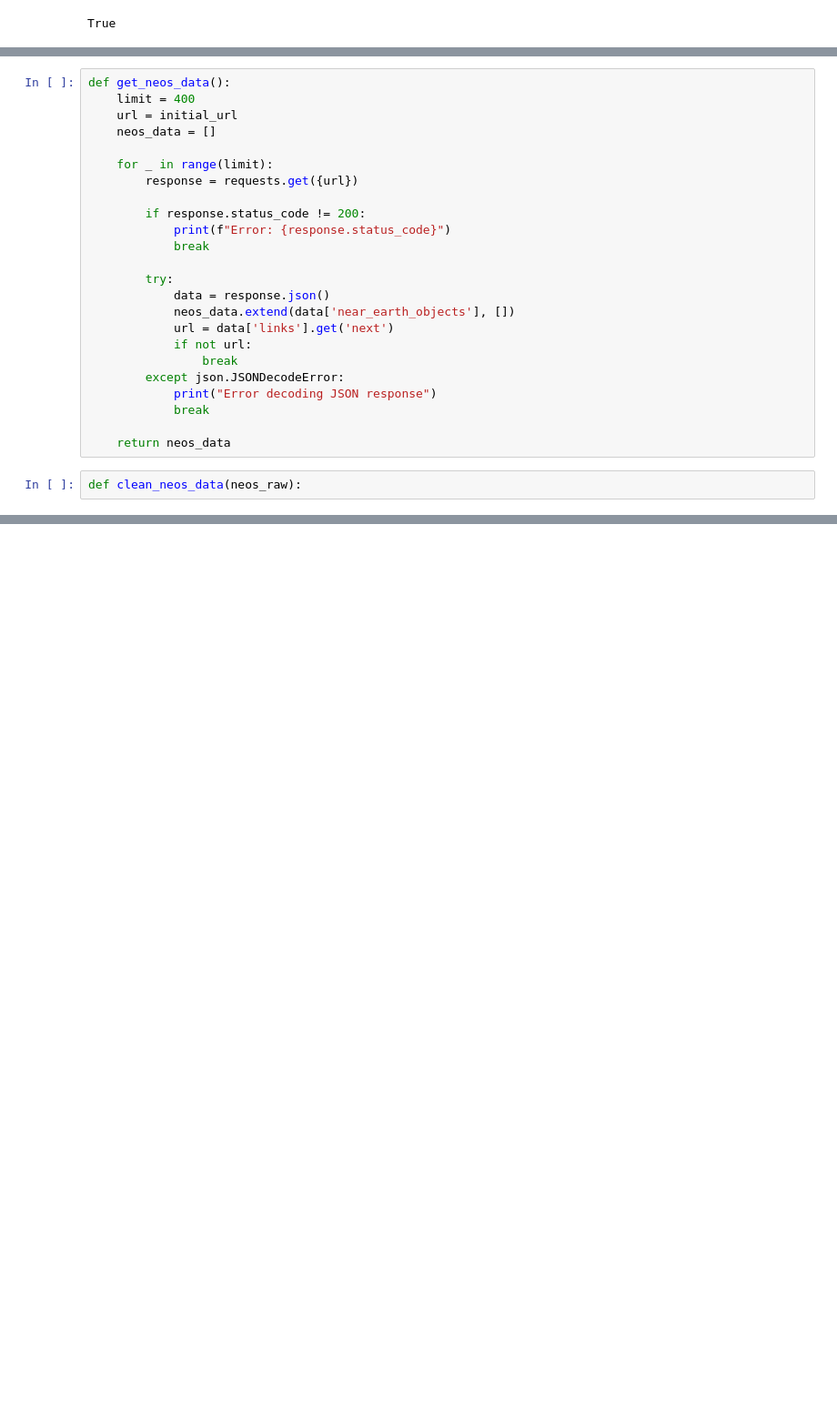
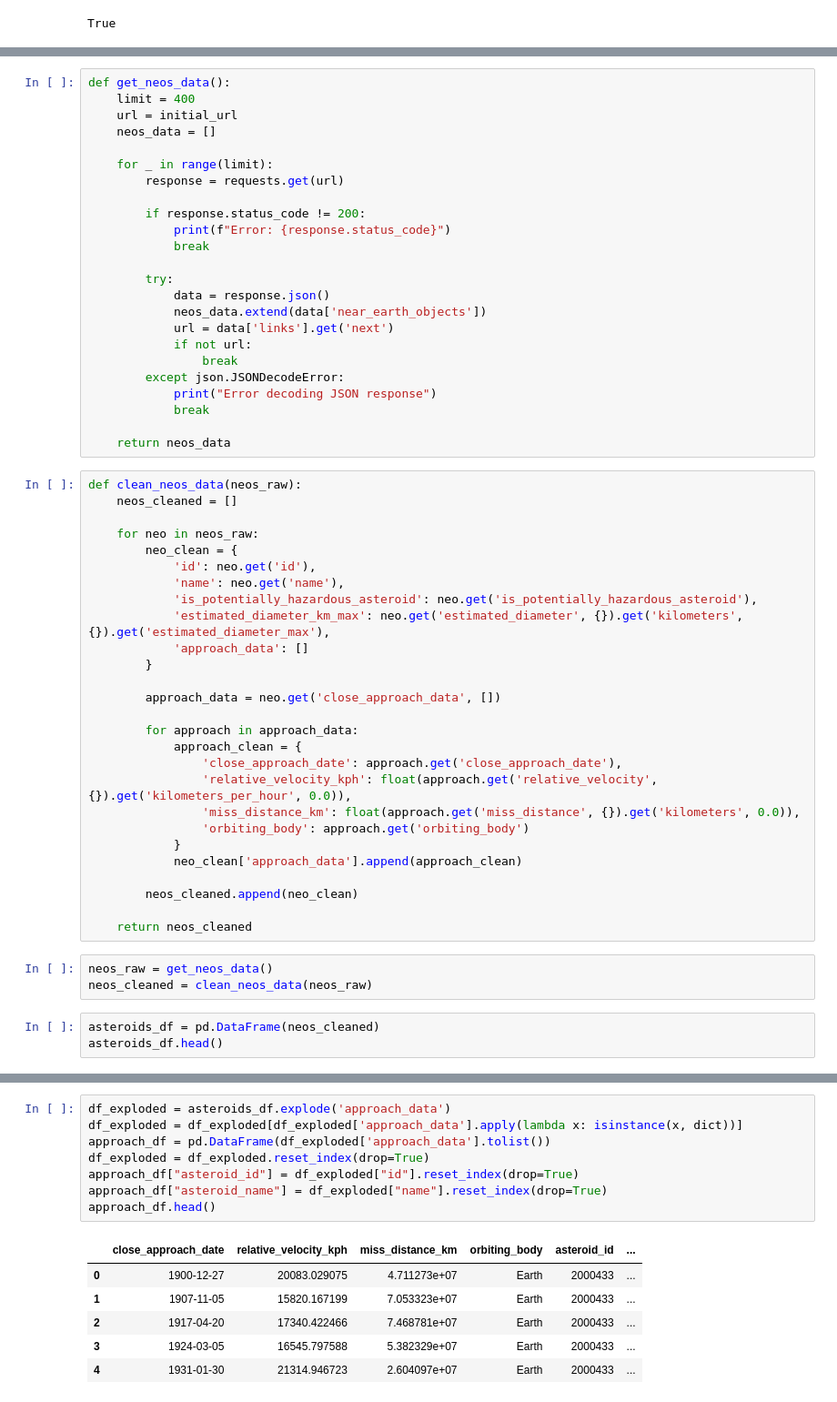
Before and after one commit to fedeceru/Scientific-Data-Visualization, a Jupyter notebook: src/create_neos_dataset.ipynb, the cells around one changed output, grey strips where cells are left out. Shown at 91% size. Drawn from its saved outputs; the diff is of its cells as text; blank space fills up the shorter version.

Commit message:
Fix execution counts and update API endpoint in create_neos_dataset.ipynb; improve data retrieval and processing logic.

```diff
--- a/src/create_neos_dataset.ipynb
+++ b/src/create_neos_dataset.ipynb
@@ -40,7 +40,7 @@ def get_neos_data():
     neos_data = []
 
     for _ in range(limit):
-        response = requests.get({url})
+        response = requests.get(url)
 
         if response.status_code != 200:
             print(f"Error: {response.status_code}")
@@ -48,7 +48,7 @@ def get_neos_data():
 
         try:
             data = response.json()
-            neos_data.extend(data['near_earth_objects'], [])
+            neos_data.extend(data['near_earth_objects'])
             url = data['links'].get('next')
             if not url:
                 break
@@ -59,3 +59,34 @@ def get_neos_data():
     return neos_data
 # %%
 def clean_neos_data(neos_raw):
+    neos_cleaned = []
+
+    for neo in neos_raw:
+        neo_clean = {
+            'id': neo.get('id'),
+            'name': neo.get('name'),
+            'is_potentially_hazardous_asteroid': neo.get('is_potentially_hazardous_asteroid'),
+            'estimated_diameter_km_max': neo.get('estimated_diameter', {}).get('kilometers', {}).get('estimated_diameter_max'),
+            'approach_data': []
+        }
+
+        approach_data = neo.get('close_approach_data', [])
+
+        for approach in approach_data:
+            approach_clean = {
+                'close_approach_date': approach.get('close_approach_date'),
+                'relative_velocity_kph': float(approach.get('relative_velocity', {}).get('kilometers_per_hour', 0.0)),
+                'miss_distance_km': float(approach.get('miss_distance', {}).get('kilometers', 0.0)),
+                'orbiting_body': approach.get('orbiting_body')
+            }
+            neo_clean['approach_data'].append(approach_clean)
+
+        neos_cleaned.append(neo_clean)
+
+    return neos_cleaned
+# %%
+neos_raw = get_neos_data()
+neos_cleaned = clean_neos_data(neos_raw)
+# %%
+asteroids_df = pd.DataFrame(neos_cleaned)
+asteroids_df.head()
@@ -61,0 +102,15 @@ def clean_neos_data(neos_raw):
+# %%
+df_exploded = asteroids_df.explode('approach_data')
+df_exploded = df_exploded[df_exploded['approach_data'].apply(lambda x: isinstance(x, dict))]
+approach_df = pd.DataFrame(df_exploded['approach_data'].tolist())
+df_exploded = df_exploded.reset_index(drop=True)
+approach_df["asteroid_id"] = df_exploded["id"].reset_index(drop=True)
+approach_df["asteroid_name"] = df_exploded["name"].reset_index(drop=True)
+approach_df.head()
+# %% [output]
+|  | close_approach_date | relative_velocity_kph | miss_distance_km | orbiting_body | asteroid_id | ... |
+| 0 | 1900-12-27 | 20083.029075 | 4.711273e+07 | Earth | 2000433 | ... |
+| 1 | 1907-11-05 | 15820.167199 | 7.053323e+07 | Earth | 2000433 | ... |
+| 2 | 1917-04-20 | 17340.422466 | 7.468781e+07 | Earth | 2000433 | ... |
+| 3 | 1924-03-05 | 16545.797588 | 5.382329e+07 | Earth | 2000433 | ... |
+| 4 | 1931-01-30 | 21314.946723 | 2.604097e+07 | Earth | 2000433 | ... |
```
Also changed, not shown: parts of 5 cells of this notebook.
